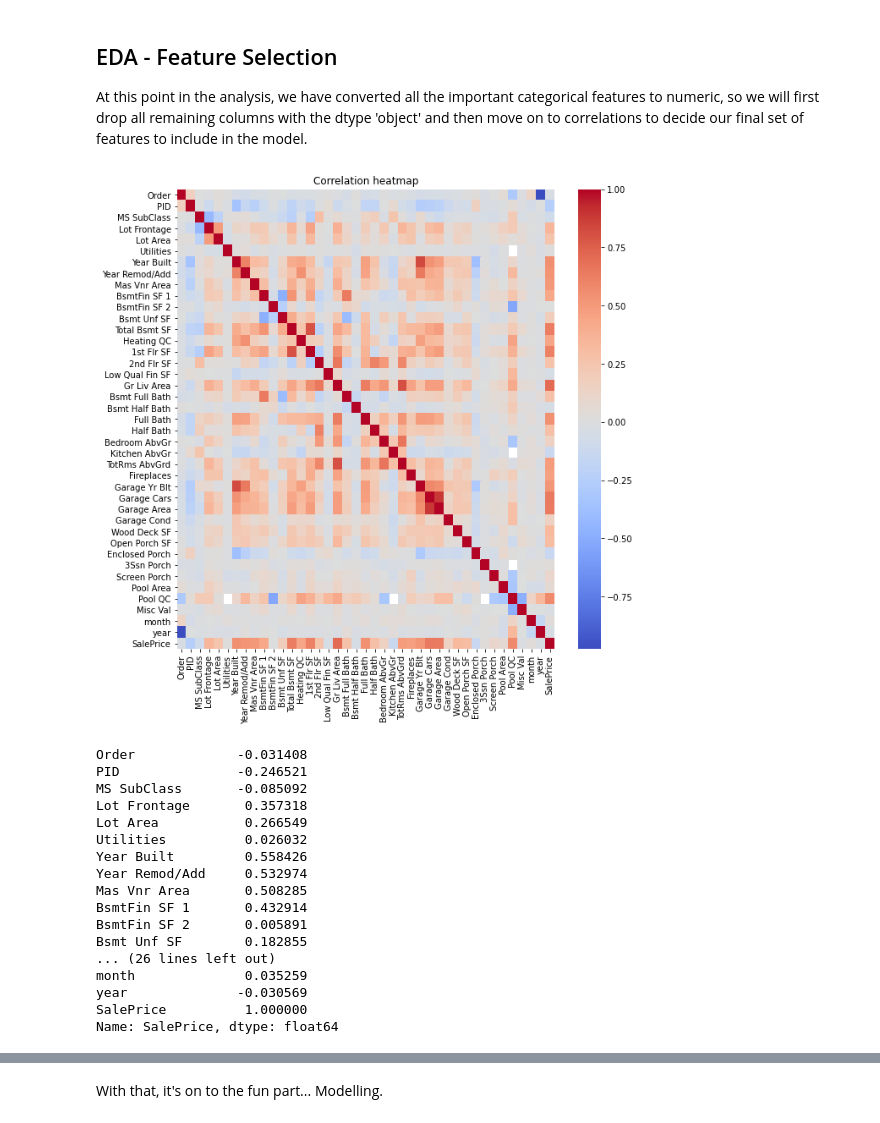
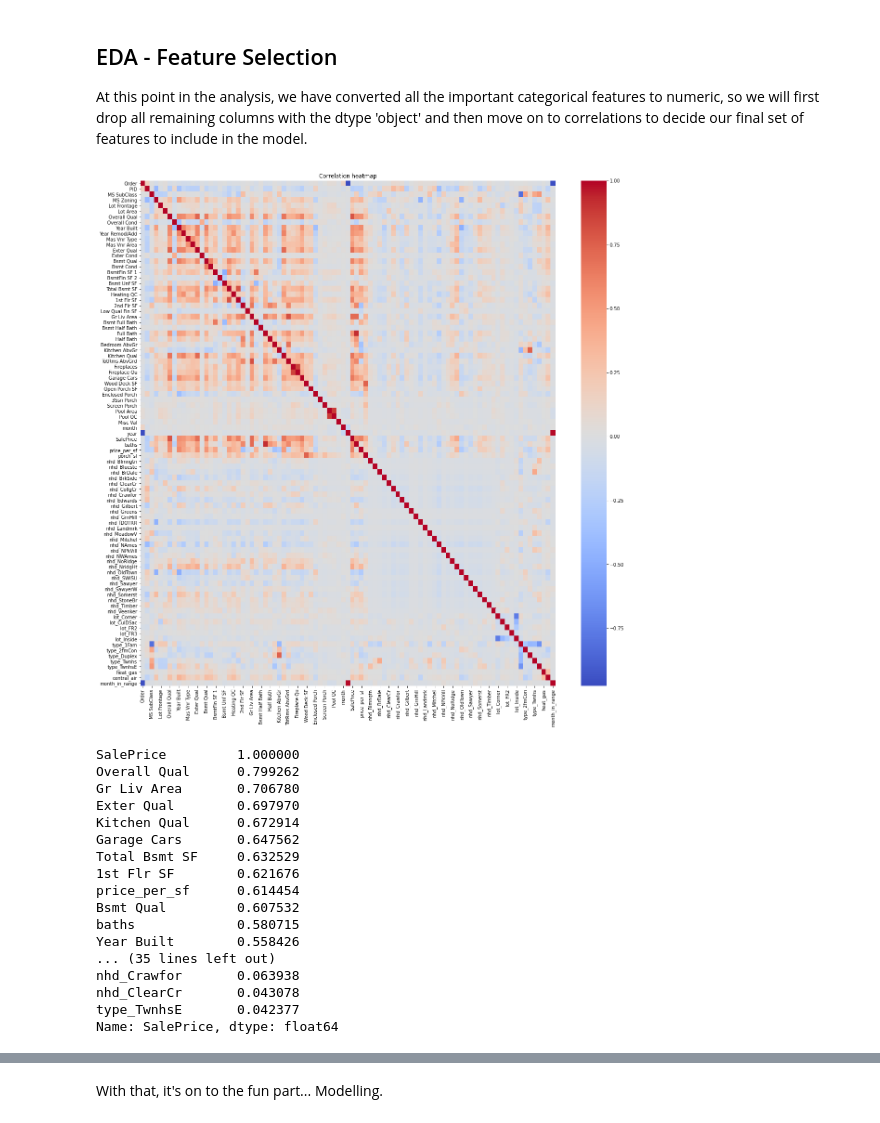
Before and after one commit to RekaCodes/real-estate-prediction, a Jupyter notebook: RE_price_predictions.ipynb, the cells around one changed output, grey strips where cells are left out. Saved outputs shown, nothing was run; the diff lists cells and outputs as text; code cells hidden in the pictures.

```diff
--- a/RE_price_predictions.ipynb
+++ b/RE_price_predictions.ipynb
@@ -161,0 +155,4 @@ df.fillna(0, inplace=True)
+# %%
+df['baths'] = df['Full Bath'] + (0.5 * df['Half Bath'])
+df['price_per_sf'] = df['SalePrice'] / df['Gr Liv Area']
+df['porch_sf'] = df['Wood Deck SF'] + df['Open Porch SF'] + df['Enclosed Porch'] + df['3Ssn Porch'] + df['Screen Porch']
@@ -708,29 +715,29 @@ At this point in the analysis, we have converted all the important categorical f
 # %%
 df = df.drop(df.columns[df.dtypes=='object'], axis=1)
 # %%
-plt.figure(figsize=(10,10))
+plt.figure(figsize=(20,20))
 sns.heatmap(df.corr(), cmap='coolwarm')
 plt.title('Correlation heatmap')
 plt.show()
 # %% [output]
-[figure, old version]
+[figure, new version]
 # %%
-df.corr()['SalePrice']
+df.corr()['SalePrice'].sort_values(ascending=False)[:50]
 # %% [output]
-Order             -0.031408
-PID               -0.246521
-MS SubClass       -0.085092
-Lot Frontage       0.357318
-Lot Area           0.266549
-Utilities          0.026032
-Year Built         0.558426
-Year Remod/Add     0.532974
-Mas Vnr Area       0.508285
-BsmtFin SF 1       0.432914
-BsmtFin SF 2       0.005891
-Bsmt Unf SF        0.182855
-... (26 lines left out)
-month              0.035259
-year              -0.030569
-SalePrice          1.000000
+SalePrice         1.000000
+Overall Qual      0.799262
+Gr Liv Area       0.706780
+Exter Qual        0.697970
+Kitchen Qual      0.672914
+Garage Cars       0.647562
+Total Bsmt SF     0.632529
+1st Flr SF        0.621676
+price_per_sf      0.614454
+Bsmt Qual         0.607532
+baths             0.580715
+Year Built        0.558426
+... (35 lines left out)
+nhd_Crawfor       0.063938
+nhd_ClearCr       0.043078
+type_TwnhsE       0.042377
 Name: SalePrice, dtype: float64
```
Also changed, not shown: parts of 33 cells of this notebook.
